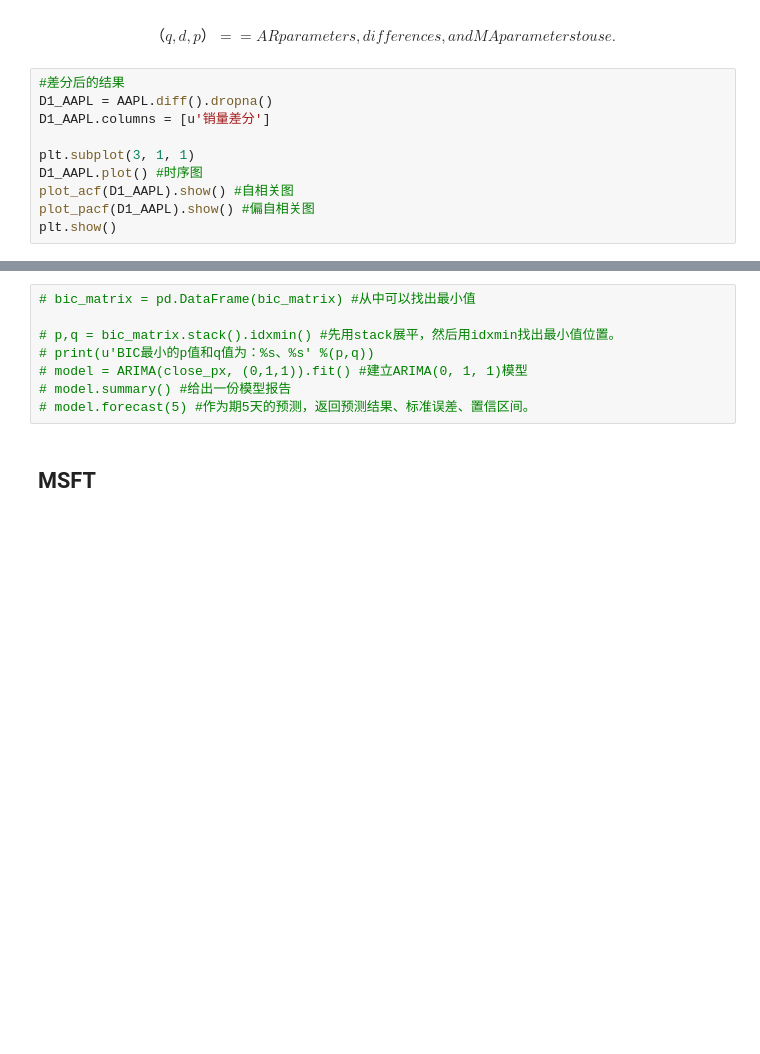
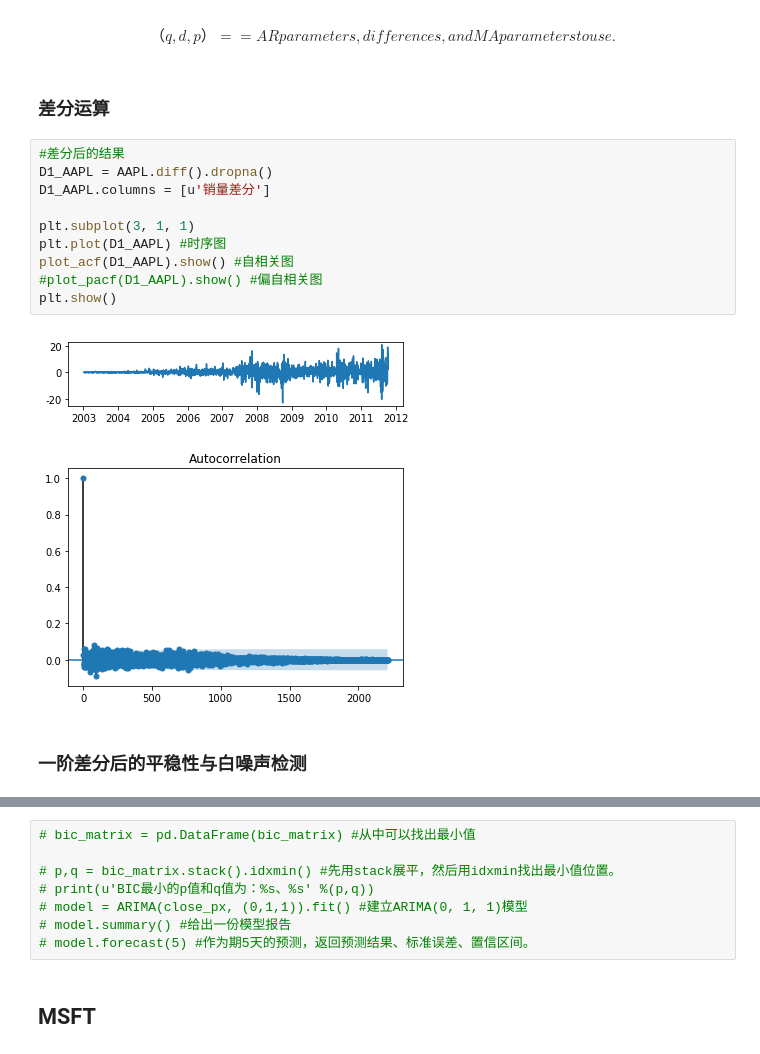
Before and after one commit to WentingRuan/Learn_Python, a Jupyter notebook: 12/hw_12.ipynb, the cells around one changed output, grey strips where cells are left out. Drawn from its saved outputs; the diff is of its cells as text; blank space fills up the shorter version.

```diff
--- a/12/hw_12.ipynb
+++ b/12/hw_12.ipynb
@@ -284,15 +292,22 @@ else:
 # %% [markdown]
 $$（q,d,p） == AR parameters, differences, and MA parameters to use.$$
+# %% [markdown]
+### 差分运算
 # %%
 #差分后的结果
 D1_AAPL = AAPL.diff().dropna()
 D1_AAPL.columns = [u'销量差分']
 
 plt.subplot(3, 1, 1)
-D1_AAPL.plot() #时序图
+plt.plot(D1_AAPL) #时序图
 plot_acf(D1_AAPL).show() #自相关图
-plot_pacf(D1_AAPL).show() #偏自相关图
+#plot_pacf(D1_AAPL).show() #偏自相关图
 plt.show()
+# %% [output]
+[figure, added]
+[figure, added]
+# %% [markdown]
+### 一阶差分后的平稳性与白噪声检测
 # %%
 print("经过1阶差分后 \n")
 
```
Also changed, not shown: parts of 26 cells of this notebook, 1 other file.
